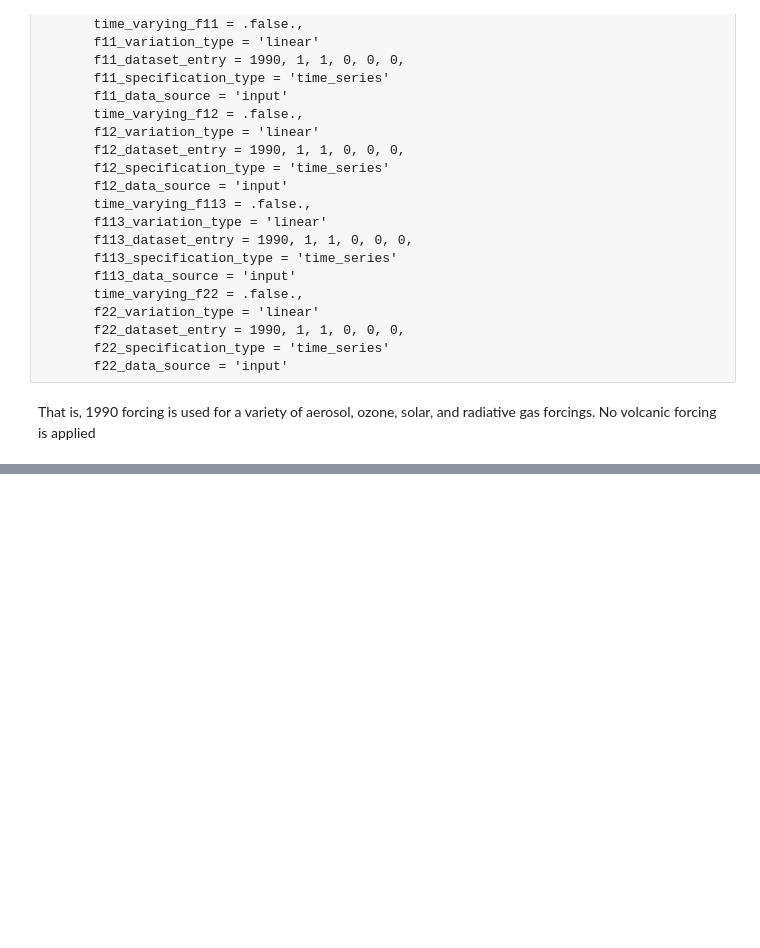
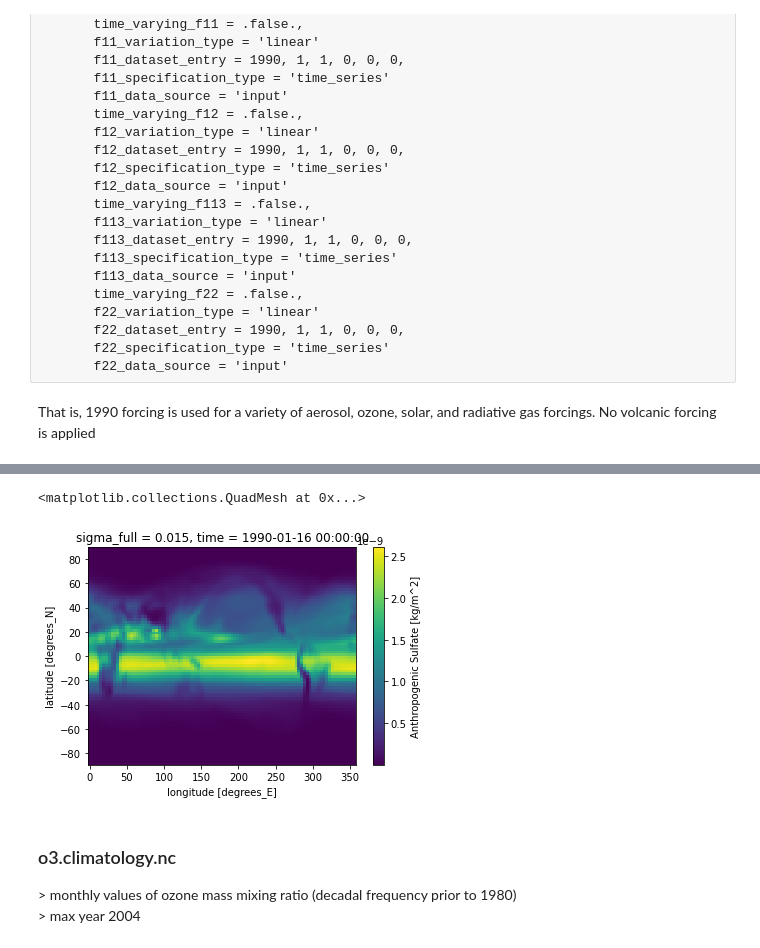
Before and after one commit to dougiesquire/cm-historical, a Jupyter notebook: c5_f6_forcing.ipynb, the cells around one changed output, grey strips where cells are left out. Cells and saved outputs as stored; diff of their text form; code cells hidden in the pictures; blank space fills up the shorter version.

```diff
--- a/c5_f6_forcing.ipynb
+++ b/c5_f6_forcing.ipynb
@@ -154,4 +200,4 @@ That is, 1990 forcing is used for a variety of aerosol, ozone, solar, and radiat
 # %%
-path = '/g/data/v19/mtc599/ao_am2/aug18a/INPUT/'
+path = '/g/data/v19/mtc599/ao_am2/aug18a/'
 
-f = xr.open_dataset(f'{path}aerosol.climatology.nc')
+f = xr.open_dataset(f'{path}INPUT/aerosol.climatology.nc')
@@ -159,0 +224,9 @@ FileNotFoundError: [Errno 2] No such file or directory: '/g/data/v19/mtc599/ao_a
+# %%
+f['so4_anthro'].sel(time='1990-01').isel(sigma_full=0).plot()
+# %% [output]
+<matplotlib.collections.QuadMesh at 0x...>
+[figure, added]
+# %% [markdown]
+### o3.climatology.nc
+\> monthly values of ozone mass mixing ratio (decadal frequency prior to 1980) \
+\> max year 2004
```
Also changed, not shown: parts of 25 cells of this notebook, 8 other files.
